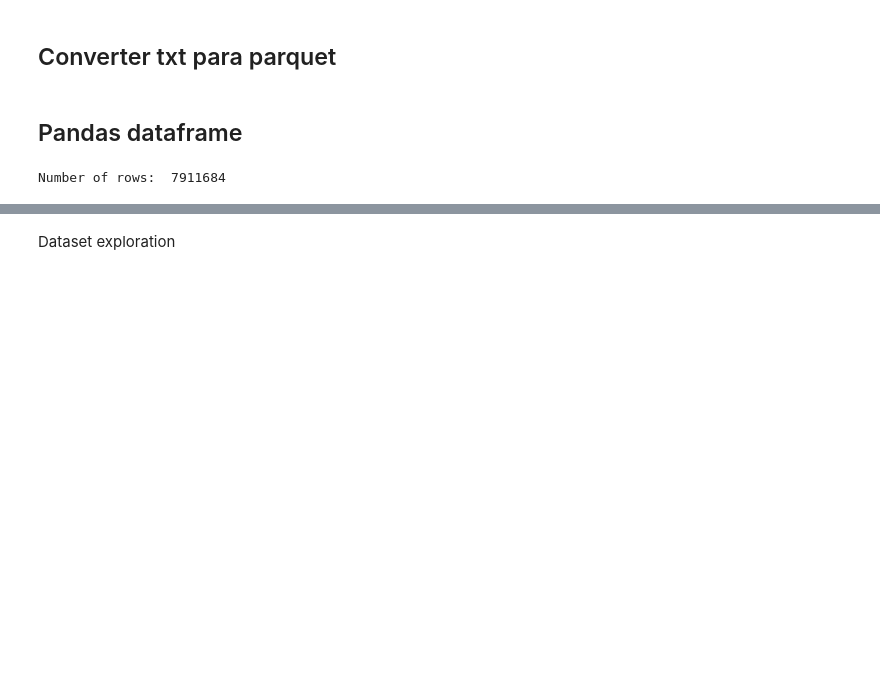
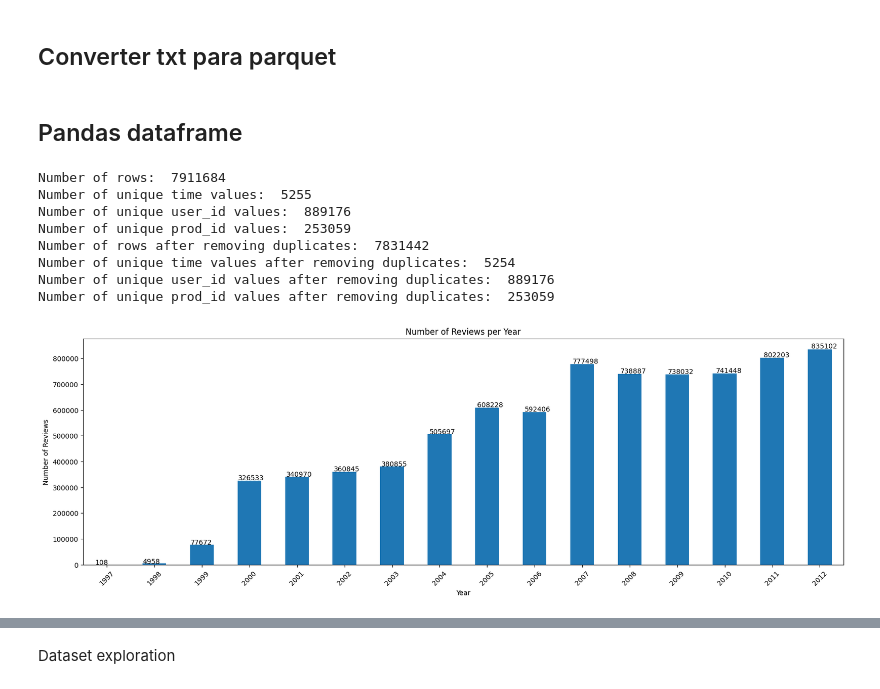
Before and after one commit to JPLM03/ADC-Project, a Jupyter notebook: Movies_CDA.ipynb, the cells around one changed output, grey strips where cells are left out. Cells and saved outputs as stored; diff of their text form; code cells hidden in the pictures; blank space fills up the shorter version.

Commit message:
codigo imagem reviews per year

```diff
--- a/Movies_CDA.ipynb
+++ b/Movies_CDA.ipynb
@@ -66,5 +66,48 @@ movies_pq = pd.read_parquet("movies.parquet")
 
 #print do n de rows (esperado 7911684)
 print("Number of rows: ", movies_pq.shape[0])
+print("Number of unique time values: ", movies_pq["rev_time"].nunique())
+print("Number of unique user_id values: ", movies_pq["user_id"].nunique())
+print("Number of unique prod_id values: ", movies_pq["prod_id"].nunique())
+
+#remove rows where user_id and prod_id are duplicated
+movies_pq.drop_duplicates(subset=["user_id", "prod_id"], inplace=True)
+
+print("Number of rows after removing duplicates: ", movies_pq.shape[0])
+print("Number of unique time values after removing duplicates: ", movies_pq["rev_time"].nunique())
+print("Number of unique user_id values after removing duplicates: ", movies_pq["user_id"].nunique())
+print("Number of unique prod_id values after removing duplicates: ", movies_pq["prod_id"].nunique())
 # %% [output]
 Number of rows:  7911684
+Number of unique time values:  5255
+Number of unique user_id values:  889176
+Number of unique prod_id values:  253059
+Number of rows after removing duplicates:  7831442
+Number of unique time values after removing duplicates:  5254
+Number of unique user_id values after removing duplicates:  889176
+Number of unique prod_id values after removing duplicates:  253059
+# %%
+# Ensure the 'rev_time' column is in datetime format
+movies_pq['rev_time'] = pd.to_datetime(movies_pq['rev_time'], unit='s')
+
+# Extract the year from the 'rev_time' column
+movies_pq['year'] = movies_pq['rev_time'].dt.year
+
+# Group by the year and count the number of reviews
+yearly_reviews = movies_pq.groupby('year').size()
+
+# Plot the bar graph
+plt.figure(figsize=(20, 6))
+ax = yearly_reviews.plot(kind='bar')
+plt.xlabel('Year')
+plt.ylabel('Number of Reviews')
+plt.title('Number of Reviews per Year')
+plt.xticks(rotation=45)
+
+# Add the number of reviews to the bars
+for p in ax.patches:
+    ax.annotate(str(p.get_height()), (p.get_x() * 1.005, p.get_height() * 1.005))
+
+plt.show()
+# %% [output]
+[figure, added]
```
Also changed, not shown: parts of 2 cells of this notebook.
